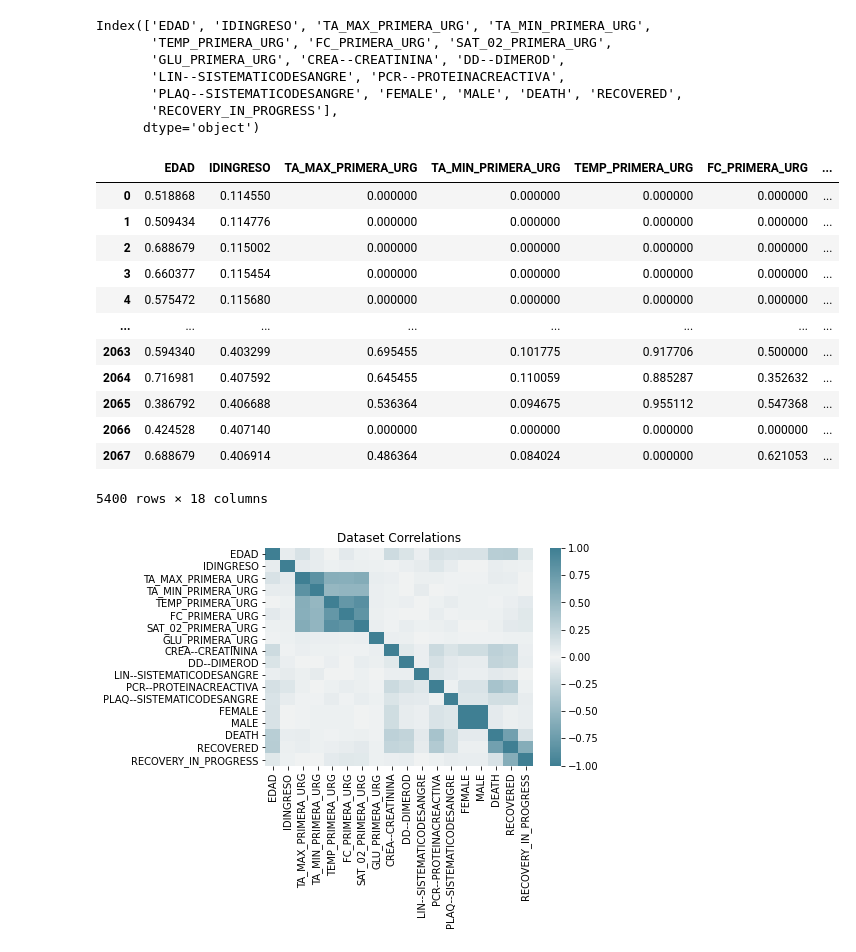
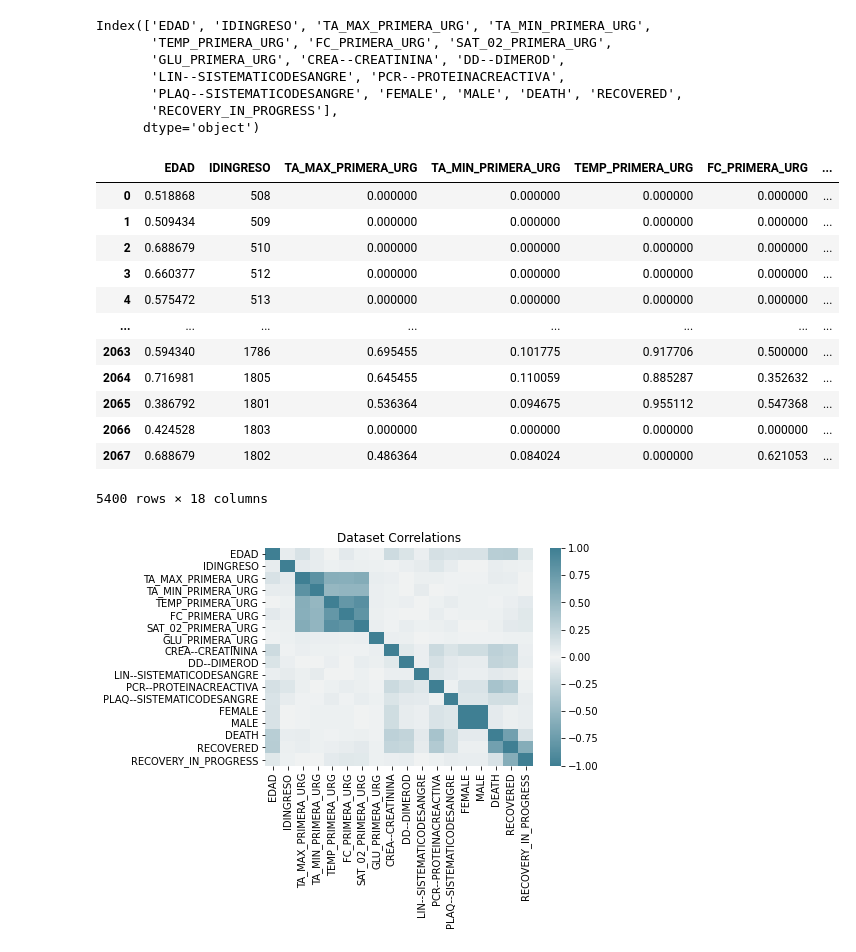
Before and after one commit to KarinWiberg/AI_in_Healthcare_Hackathon_COVID_Prediction, a Jupyter notebook: scripts/clusters.ipynb, the cells around one changed output. Cells and saved outputs as stored; diff of their text form; code cells hidden in the pictures.

```diff
--- a/scripts/clusters.ipynb
+++ b/scripts/clusters.ipynb
@@ -57,23 +57,23 @@ Index(['EDAD', 'IDINGRESO', 'TA_MAX_PRIMERA_URG', 'TA_MIN_PRIMERA_URG',
        'RECOVERY_IN_PROGRESS'],
       dtype='object')
 # %%
-# Feature Scaling
-data_norm = p.MinMaxScaler(copy=False).fit_transform(data)
-data_norm = pd.DataFrame(data_norm, columns = data.columns, index = data.index)
-data_norm
+# Feature Scaling: Normalize, MinMaxScale
+norm_list = data.columns.drop(['IDINGRESO'])
+data[norm_list] = p.MinMaxScaler(copy=False).fit_transform(data[norm_list])
+data
 # %% [output]
 |  | EDAD | IDINGRESO | TA_MAX_PRIMERA_URG | TA_MIN_PRIMERA_URG | TEMP_PRIMERA_URG | FC_PRIMERA_URG | ... |
-| 0 | 0.518868 | 0.114550 | 0.000000 | 0.000000 | 0.000000 | 0.000000 | ... |
-| 1 | 0.509434 | 0.114776 | 0.000000 | 0.000000 | 0.000000 | 0.000000 | ... |
-| 2 | 0.688679 | 0.115002 | 0.000000 | 0.000000 | 0.000000 | 0.000000 | ... |
-| 3 | 0.660377 | 0.115454 | 0.000000 | 0.000000 | 0.000000 | 0.000000 | ... |
-| 4 | 0.575472 | 0.115680 | 0.000000 | 0.000000 | 0.000000 | 0.000000 | ... |
+| 0 | 0.518868 | 508 | 0.000000 | 0.000000 | 0.000000 | 0.000000 | ... |
+| 1 | 0.509434 | 509 | 0.000000 | 0.000000 | 0.000000 | 0.000000 | ... |
+| 2 | 0.688679 | 510 | 0.000000 | 0.000000 | 0.000000 | 0.000000 | ... |
+| 3 | 0.660377 | 512 | 0.000000 | 0.000000 | 0.000000 | 0.000000 | ... |
+| 4 | 0.575472 | 513 | 0.000000 | 0.000000 | 0.000000 | 0.000000 | ... |
 | ... | ... | ... | ... | ... | ... | ... | ... |
-| 2063 | 0.594340 | 0.403299 | 0.695455 | 0.101775 | 0.917706 | 0.500000 | ... |
-| 2064 | 0.716981 | 0.407592 | 0.645455 | 0.110059 | 0.885287 | 0.352632 | ... |
-| 2065 | 0.386792 | 0.406688 | 0.536364 | 0.094675 | 0.955112 | 0.547368 | ... |
-| 2066 | 0.424528 | 0.407140 | 0.000000 | 0.000000 | 0.000000 | 0.000000 | ... |
-| 2067 | 0.688679 | 0.406914 | 0.486364 | 0.084024 | 0.000000 | 0.621053 | ... |
+| 2063 | 0.594340 | 1786 | 0.695455 | 0.101775 | 0.917706 | 0.500000 | ... |
+| 2064 | 0.716981 | 1805 | 0.645455 | 0.110059 | 0.885287 | 0.352632 | ... |
+| 2065 | 0.386792 | 1801 | 0.536364 | 0.094675 | 0.955112 | 0.547368 | ... |
+| 2066 | 0.424528 | 1803 | 0.000000 | 0.000000 | 0.000000 | 0.000000 | ... |
+| 2067 | 0.688679 | 1802 | 0.486364 | 0.084024 | 0.000000 | 0.621053 | ... |
 5400 rows × 18 columns
 # %%
 # Correlation Heatmap
```
Also changed, not shown: parts of 10 cells of this notebook.
